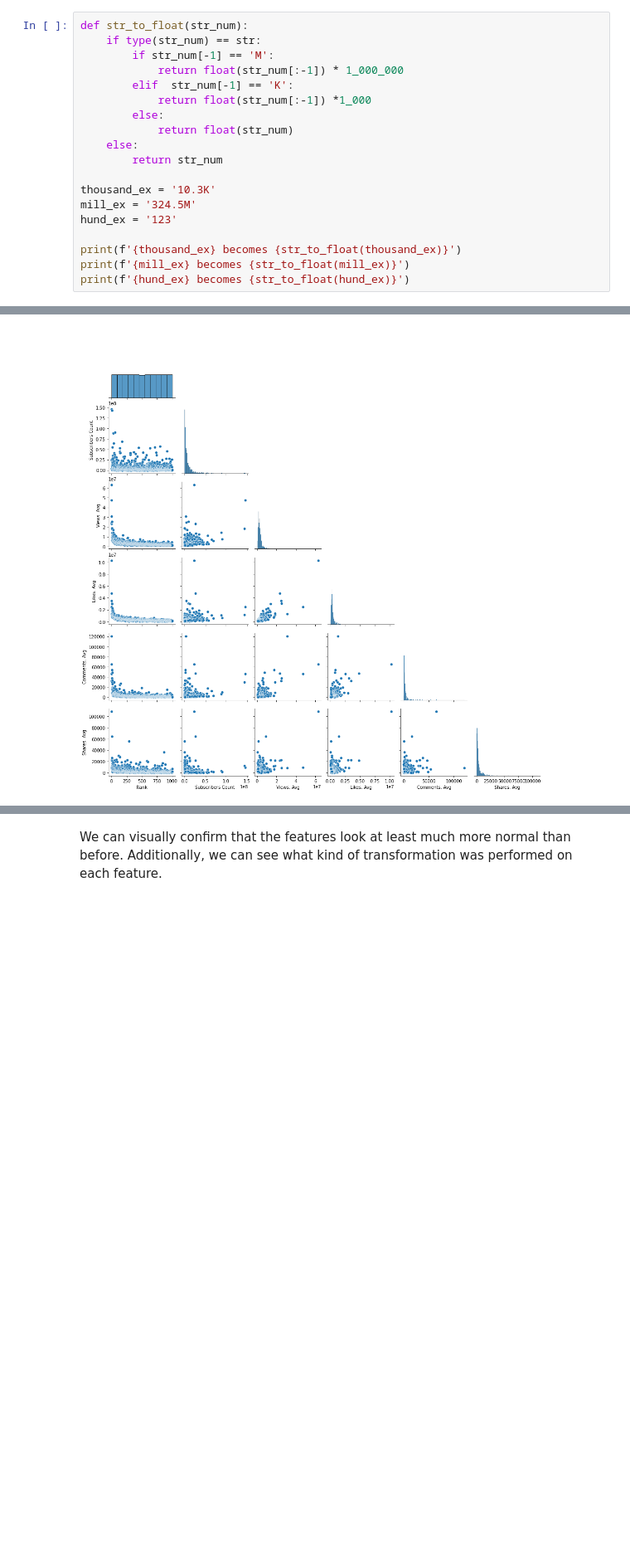
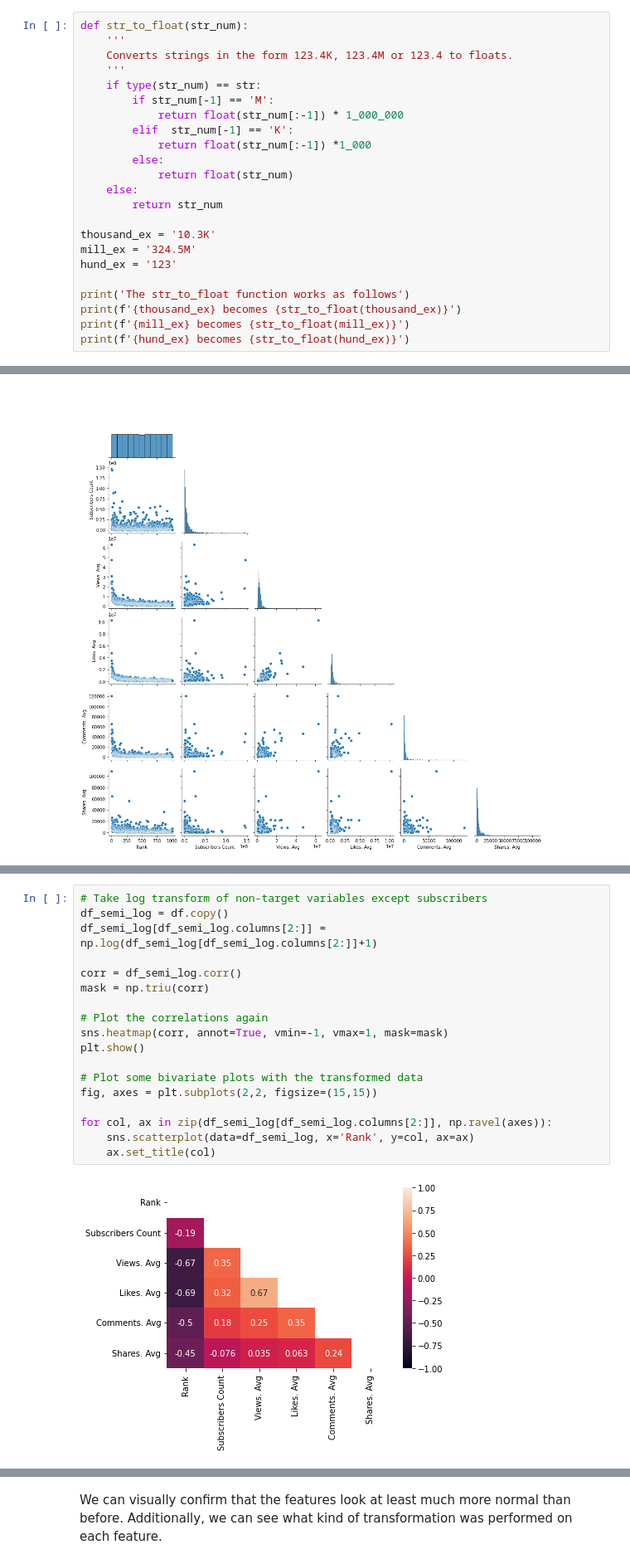
Before and after one commit to penichols10/top_tik_tokers, a Jupyter notebook: top_tik_tokers.ipynb, the cells around one changed output, grey strips where cells are left out. Shown: that part at 83% size. Saved outputs shown, nothing was run; the diff lists cells and outputs as text; blank space fills up the shorter version.

Commit message:
Tried transformations. More markdown. Readme.

```diff
--- a/top_tik_tokers.ipynb
+++ b/top_tik_tokers.ipynb
@@ -57,5 +71,8 @@ Unique suffixes for Shares. Avg: ['K']
 # %%
 def str_to_float(str_num):
+    '''
+    Converts strings in the form 123.4K, 123.4M or 123.4 to floats.
+    '''
     if type(str_num) == str:
         if str_num[-1] == 'M':
             return float(str_num[:-1]) * 1_000_000
@@ -70,6 +87,7 @@ thousand_ex = '10.3K'
 mill_ex = '324.5M'
 hund_ex = '123'
 
+print('The str_to_float function works as follows')
 print(f'{thousand_ex} becomes {str_to_float(thousand_ex)}')
 print(f'{mill_ex} becomes {str_to_float(mill_ex)}')
 print(f'{hund_ex} becomes {str_to_float(hund_ex)}')
@@ -135,0 +166,20 @@ sns.pairplot(df, corner=True)
+# %%
+# Take log transform of non-target variables except subscribers
+df_semi_log = df.copy()
+df_semi_log[df_semi_log.columns[2:]] = np.log(df_semi_log[df_semi_log.columns[2:]]+1)
+
+corr = df_semi_log.corr()
+mask = np.triu(corr)
+
+# Plot the correlations again
+sns.heatmap(corr, annot=True, vmin=-1, vmax=1, mask=mask)
+plt.show()
+
+# Plot some bivariate plots with the transformed data
+fig, axes = plt.subplots(2,2, figsize=(15,15))
+
+for col, ax in zip(df_semi_log[df_semi_log.columns[2:]], np.ravel(axes)):
+    sns.scatterplot(data=df_semi_log, x='Rank', y=col, ax=ax)
+    ax.set_title(col)
+# %% [output]
+[figure, added]
```
Also changed, not shown: parts of 39 cells of this notebook, 1 other file.
